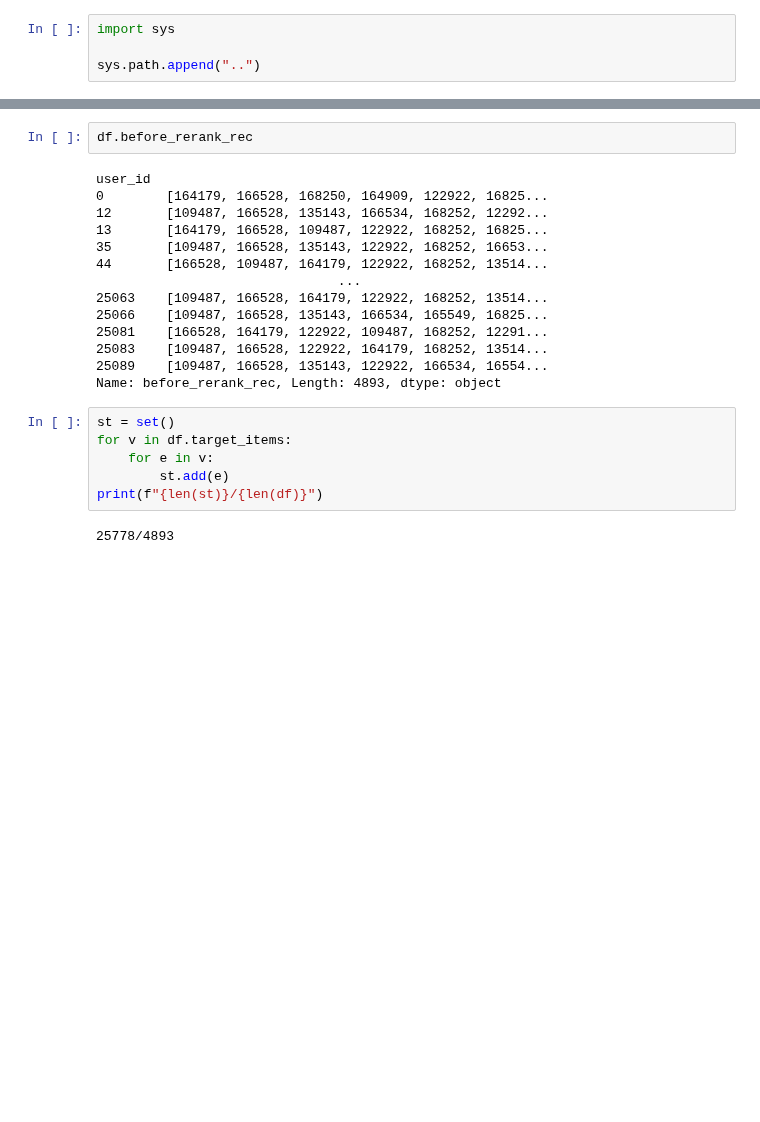
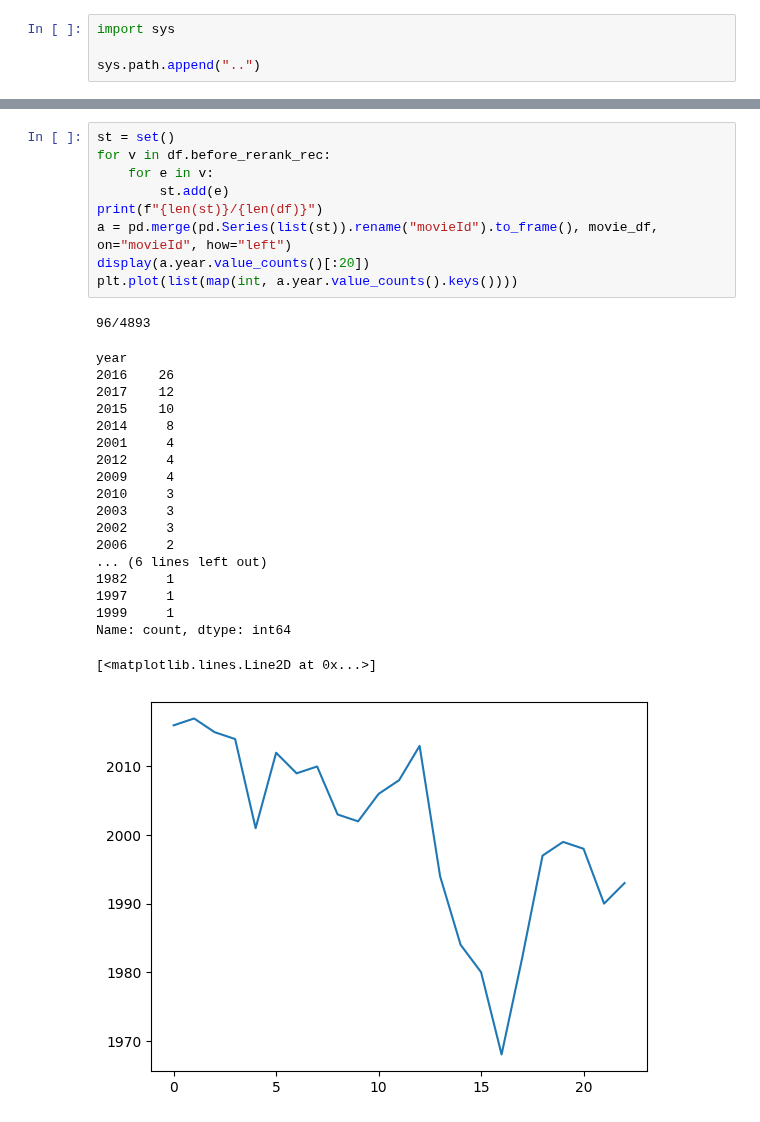
Before and after one commit to tishii2479/my-master-project, a Jupyter notebook: notebook/f.ipynb, the cells around one changed output, grey strips where cells are left out. Saved outputs shown, nothing was run; the diff lists cells and outputs as text; blank space fills up the shorter version.

```diff
--- a/notebook/f.ipynb
+++ b/notebook/f.ipynb
@@ -138,24 +148,30 @@ plt.show()
-# %%
-df.before_rerank_rec
-# %% [output]
-user_id
-0        [164179, 166528, 168250, 164909, 122922, 16825...
-12       [109487, 166528, 135143, 166534, 168252, 12292...
-13       [164179, 166528, 109487, 122922, 168252, 16825...
-35       [109487, 166528, 135143, 122922, 168252, 16653...
-44       [166528, 109487, 164179, 122922, 168252, 13514...
-                               ...
-25063    [109487, 166528, 164179, 122922, 168252, 13514...
-25066    [109487, 166528, 135143, 166534, 165549, 16825...
-25081    [166528, 164179, 122922, 109487, 168252, 12291...
-25083    [109487, 166528, 122922, 164179, 168252, 13514...
-25089    [109487, 166528, 135143, 122922, 166534, 16554...
-Name: before_rerank_rec, Length: 4893, dtype: object
 # %%
 st = set()
-for v in df.target_items:
+for v in df.before_rerank_rec:
     for e in v:
         st.add(e)
 print(f"{len(st)}/{len(df)}")
+a = pd.merge(pd.Series(list(st)).rename("movieId").to_frame(), movie_df, on="movieId", how="left")
+display(a.year.value_counts()[:20])
+plt.plot(list(map(int, a.year.value_counts().keys())))
 # %% [output]
-25778/4893
+96/4893
+year
+2016    26
+2017    12
+2015    10
+2014     8
+2001     4
+2012     4
+2009     4
+2010     3
+2003     3
+2002     3
+2006     2
+... (6 lines left out)
+1982     1
+1997     1
+1999     1
+Name: count, dtype: int64
+[<matplotlib.lines.Line2D at 0x...>]
+[figure, added]
```
Also changed, not shown: parts of 7 cells of this notebook, 8 other files.
